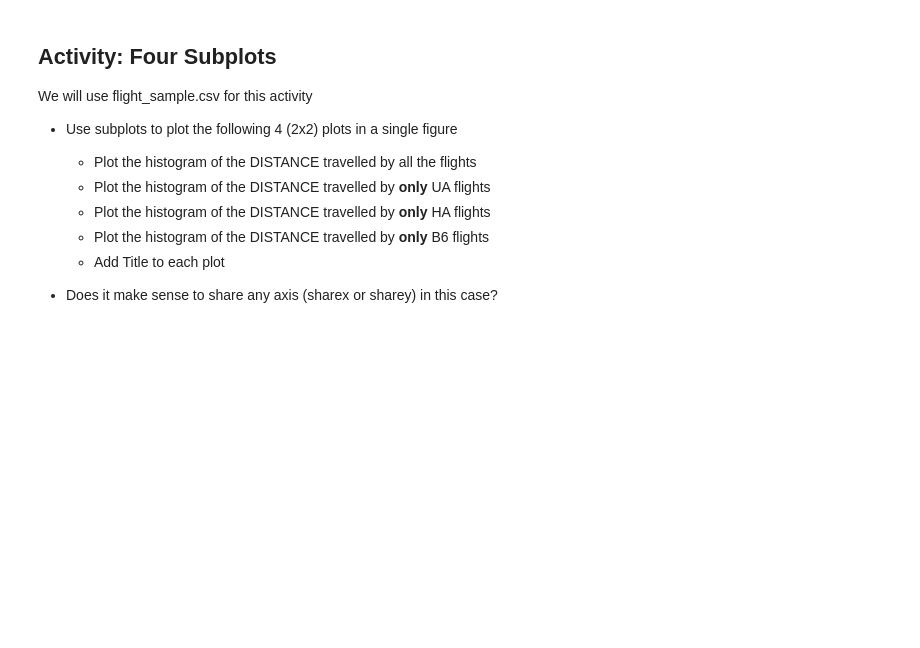
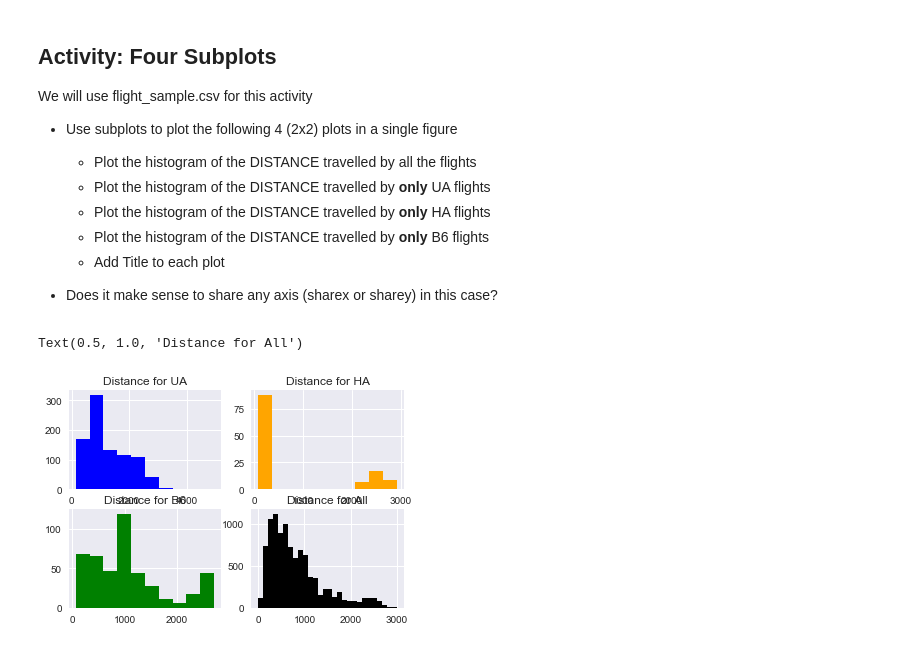
Before and after one commit to jarp/SP22-ITAO, a Jupyter notebook: Class_20_Matplotlib_Scatter_Histogram.ipynb, the cells around one changed output. Cells and saved outputs as stored; diff of their text form; code cells hidden in the pictures; blank space fills up the shorter version.

```diff
--- a/Class_20_Matplotlib_Scatter_Histogram.ipynb
+++ b/Class_20_Matplotlib_Scatter_Histogram.ipynb
@@ -763,0 +776,24 @@ all_dist = #
+# %%
+
+ua_dist  = flights[ flights['AIRLINE'] == 'UA' ]['DISTANCE']
+ha_dist  = flights[ flights['AIRLINE'] == 'HA' ]['DISTANCE']
+b6_dist  = flights[ flights['AIRLINE'] == 'B6' ]['DISTANCE']
+all_dist = flights['DISTANCE']
+# %%
+# plot all four
+figure,axes = plt.subplots(2,2)
+
+axes[0,0].hist(ua_dist, color="blue")
+axes[0,0].set_title(label="Distance for UA")
+
+axes[0,1].hist(ha_dist, color="orange")
+axes[0,1].set_title(label="Distance for HA")
+
+axes[1,0].hist(b6_dist, color="green")
+axes[1,0].set_title(label="Distance for B6")
+
+axes[1,1].hist(all_dist, color="black", bins=28, range=(0,3000))
+axes[1,1].set_title(label="Distance for All")
+# %% [output]
+Text(0.5, 1.0, 'Distance for All')
+[figure, added]
```
Also changed, not shown: parts of 8 cells of this notebook, 5 other files.
